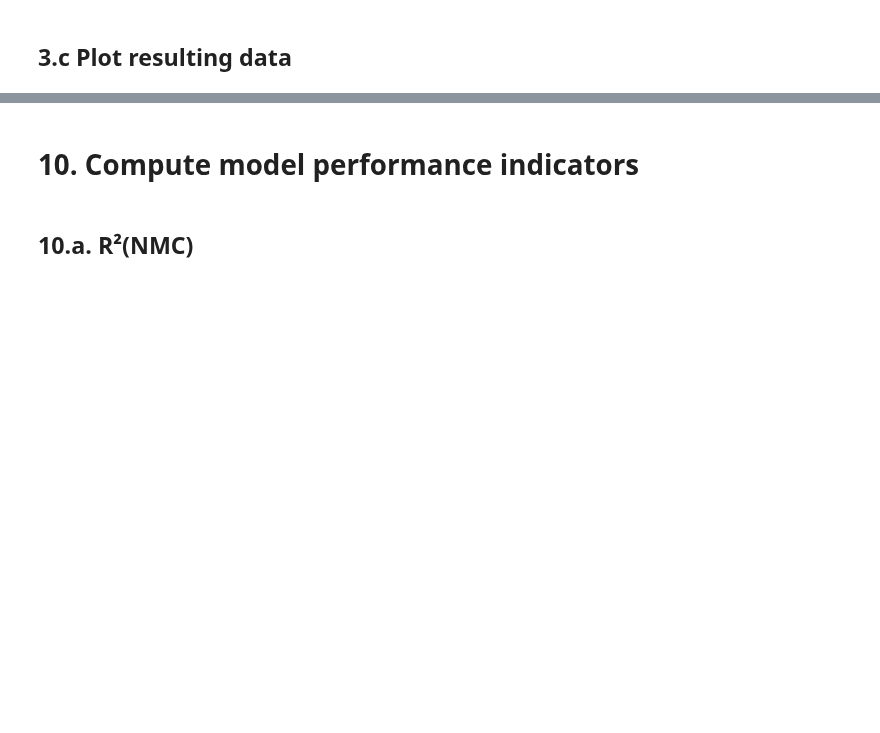
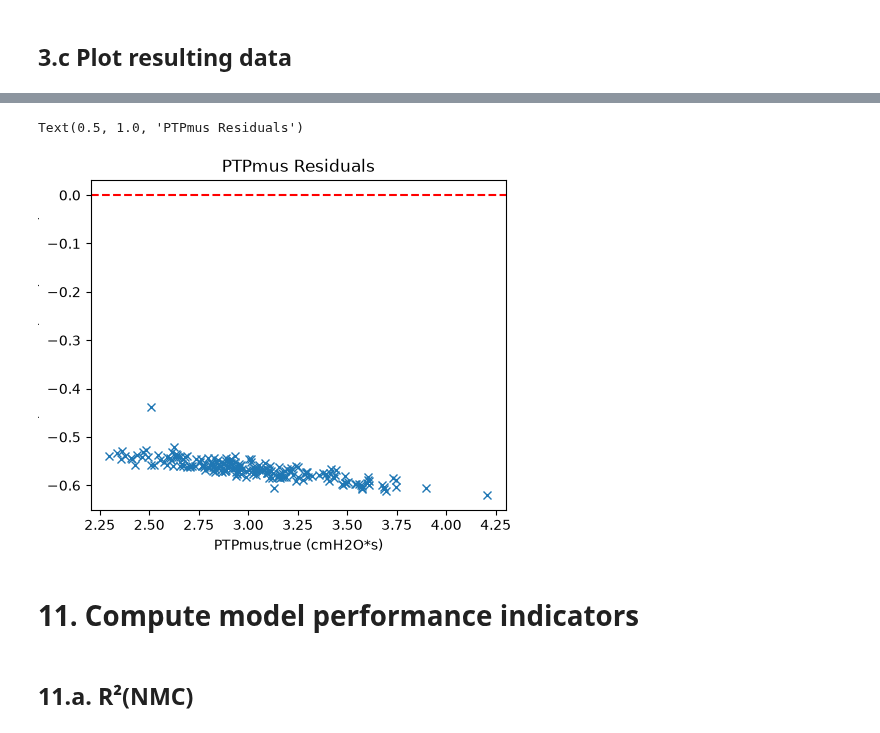
Before and after one commit to resurfemg-org/ReSurfEMG, a Jupyter notebook: notebooks/researcher_interface/2026_VVUQ_iEqM/2026_vvuq_iEqM.ipynb, the cells around one changed output, grey strips where cells are left out. Drawn from its saved outputs; the diff is of its cells as text; code cells hidden in the pictures; blank space fills up the shorter version.

```diff
--- a/notebooks/researcher_interface/2026_VVUQ_iEqM/2026_vvuq_iEqM.ipynb
+++ b/notebooks/researcher_interface/2026_VVUQ_iEqM/2026_vvuq_iEqM.ipynb
@@ -691,7 +778,8 @@ peak_idxs_true = find_peaks(p_mus_true['raw'], prominence=0.5, height=0.2)[0]
 p_mus_true.set_peaks(
     peak_set_name='breaths',
     peak_idxs=peak_idxs_true,
-    signal=p_mus_true['raw']
+    signal=p_mus_true['raw'],
+    overwrite=True
 )
 
 # Pmus,est
@@ -699,6 +787,7 @@ peak_idxs_est = find_peaks(p_mus_est['filt'], prominence=0.5, height=0.2)[0]
 p_mus_est.set_peaks(
     peak_set_name='breaths',
     peak_idxs=peak_idxs_est,
-    signal=p_mus_est['filt']
+    signal=p_mus_est['filt'],
+    overwrite=True
 )
 # %% [markdown]
@@ -738,7 +827,8 @@ p_mus_est_idxs_sel = p_mus_est.peaks['breaths']['peak_idx'][est_sel_idxs]
 p_mus_true.set_peaks(
     peak_set_name='breaths_sel',
     peak_idxs=p_mus_true_idxs_sel,
-    signal=p_mus_true['raw']
+    signal=p_mus_true['raw'],
+    overwrite=True
 )
 p_mus_true.peaks['breaths_sel'].detect_on_offset(
     baseline=p_mus_true['baseline'],
@@ -748,7 +838,8 @@ p_mus_true.peaks['breaths_sel'].detect_on_offset(
 p_mus_est.set_peaks(
     peak_set_name='breaths_sel',
     peak_idxs=p_mus_est_idxs_sel,
-    signal=p_mus_est['filt']
+    signal=p_mus_est['filt'],
+    overwrite=True
 )
 p_mus_est.peaks['breaths_sel'].detect_on_offset(
     baseline=p_mus_est['baseline'],
@@ -780,16 +874,19 @@ print(f"The PTPmus percentage deviation is: {np.mean(diff_perc):.1f} %")
 # %%
 # Plot residuals
-fig, ax = plt.subplots(nrows=1, ncols=1, sharey=True, figsize=(4, 3))
+fig, ax = plt.subplots(nrows=1, ncols=1, sharey=True, figsize=(5, 4))
 fig.tight_layout(pad=1.5)
 ax.axhline(0, color="r", linestyle="--")
 ax.plot(ptp_true, diff, "x", color='tab:blue')
-ax.set_xlabel('PTPmus,true (cmH2O*s)')
+ax.set_xlabel('PTPmus,true (cmH2O.s)')
 ax.set_ylabel('PTPmus,est - PTPmus,true (cmH2O.s)')
-ax.set_title('Residuals of PTPmus estimation')
+ax.set_title('PTPmus Residuals')
+# %% [output]
+Text(0.5, 1.0, 'PTPmus Residuals')
+[figure, added]
 # %% [markdown]
-# 10. Compute model performance indicators
+# 11. Compute model performance indicators
 # %% [markdown]
-## 10.a. R²(NMC)
+## 11.a. R²(NMC)
 # %%
 # Match each peak in Pmus,est to closest peaks in sEAmus and Vvent with a
 # max_time_diff tolerance. If no match is found for all three signals,
```
Also changed, not shown: parts of 47 cells of this notebook.
